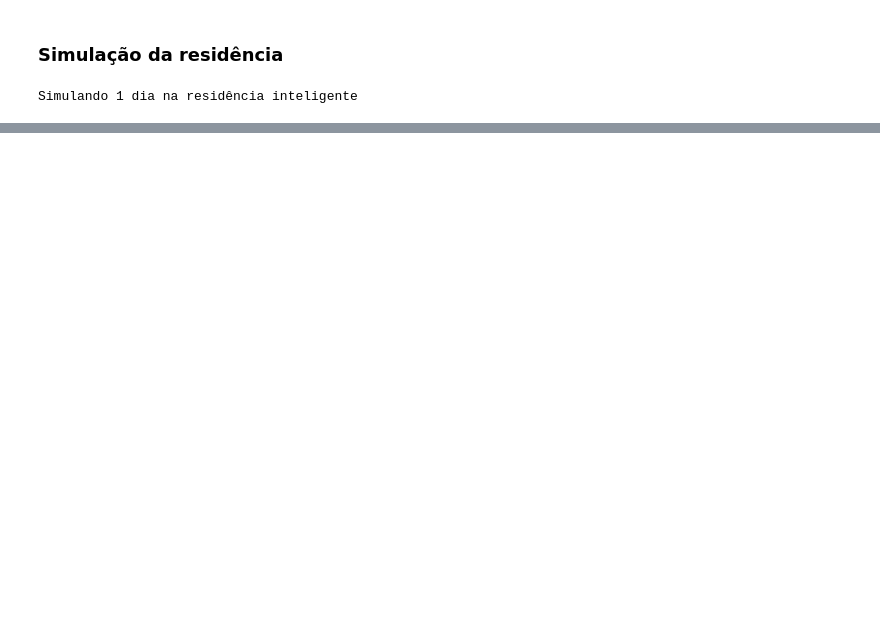
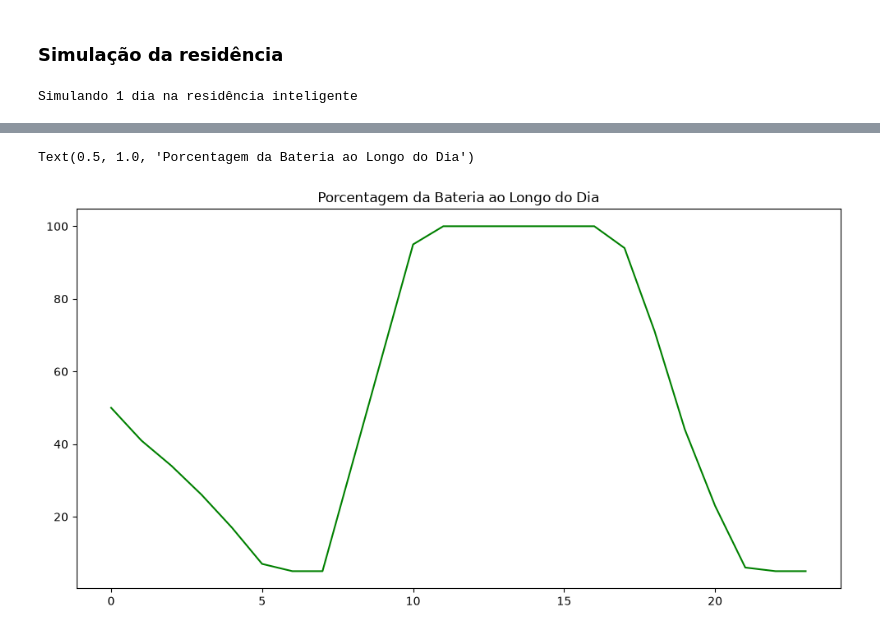
Before and after one commit to pedroMB03/TCC--SmartGrid-com-MPC, a Jupyter notebook: introducao.ipynb, the cells around one changed output, grey strips where cells are left out. Drawn from its saved outputs; the diff is of its cells as text; code cells hidden in the pictures; blank space fills up the shorter version.

```diff
--- a/introducao.ipynb
+++ b/introducao.ipynb
@@ -126,0 +168,9 @@ Text(0.5, 1.0, 'Energia Consumida ao Longo do Dia')
+# %%
+# PORCENTAGEM DA BATERIA AO LONGO DO DIA
+
+plt.figure(figsize=(12,6))
+plt.plot(tempo, resumo['soc_bateria_%'], label='SOC da Bateria', color='green')
+plt.title('Porcentagem da Bateria ao Longo do Dia')
+# %% [output]
+Text(0.5, 1.0, 'Porcentagem da Bateria ao Longo do Dia')
+[figure, added]
```
Also changed, not shown: parts of 11 cells of this notebook.
